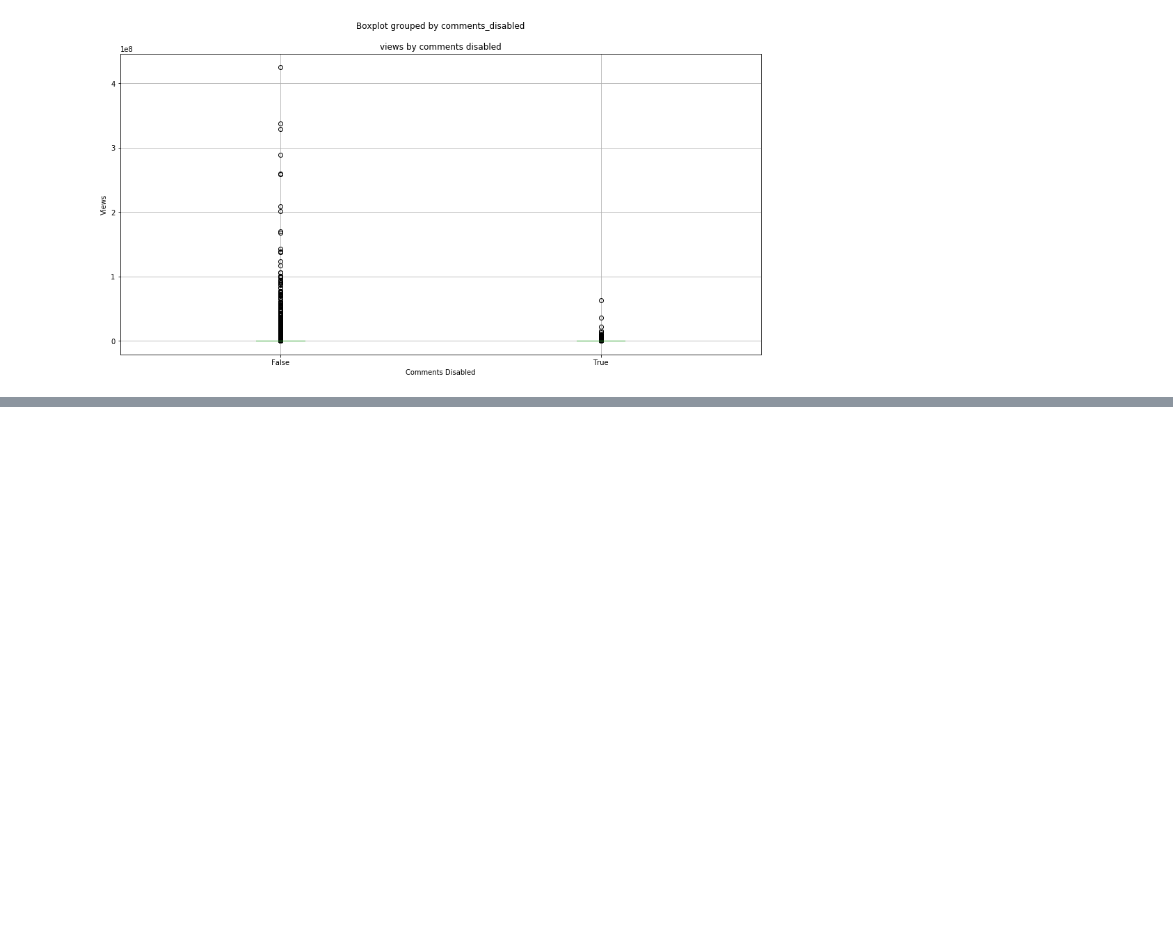
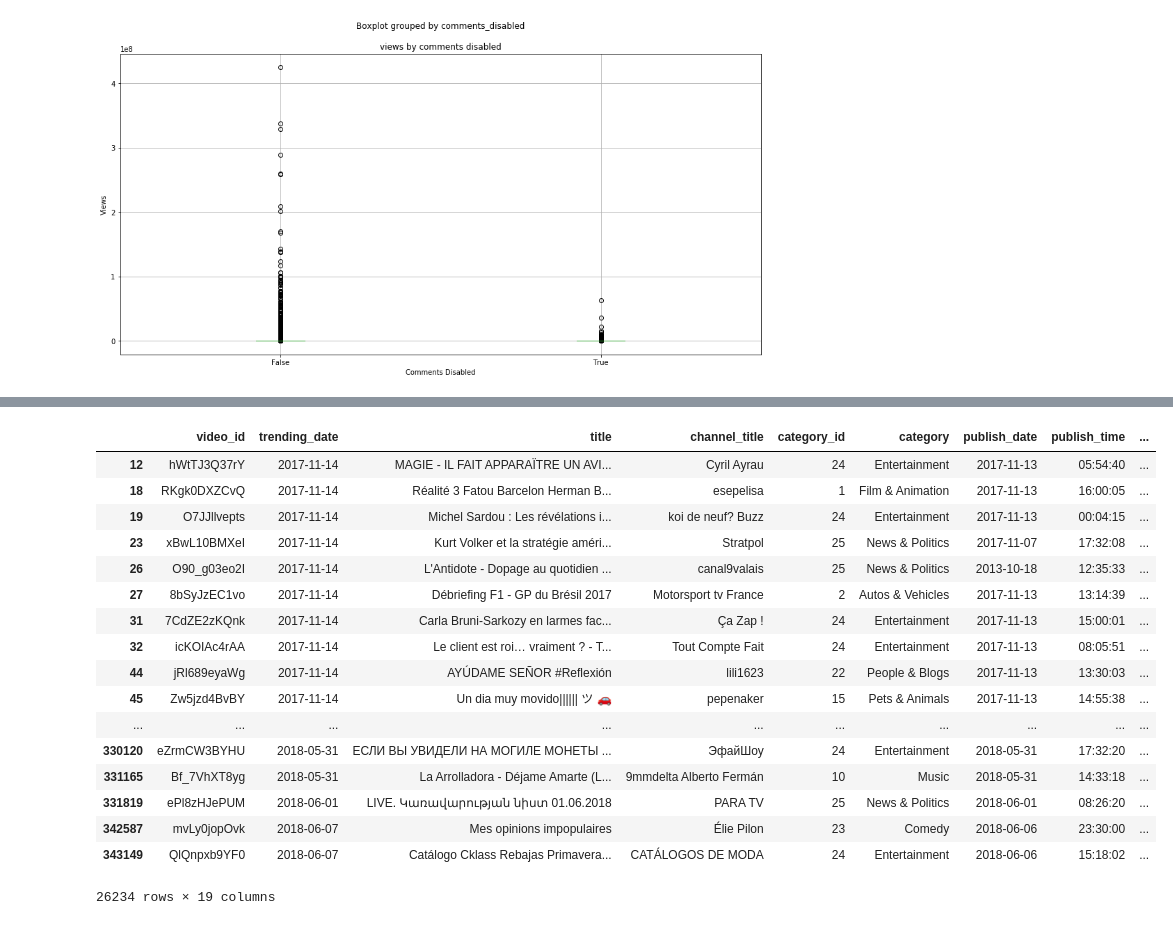
Before and after one commit to VadimAcosta/youtube, a Jupyter notebook: youtube.ipynb, the cells around one changed output, grey strips where cells are left out. Cells and saved outputs as stored; diff of their text form; code cells hidden in the pictures; blank space fills up the shorter version.

```diff
--- a/youtube.ipynb
+++ b/youtube.ipynb
@@ -167,0 +220,21 @@ Text(0, 0.5, 'Views')
+# %%
+df_all_timestamps[df_all_timestamps['views'].lt(10000)]
+# %% [output]
+|  | video_id | trending_date | title | channel_title | category_id | category | publish_date | publish_time | ... |
+| 12 | hWtTJ3Q37rY | 2017-11-14 | MAGIE - IL FAIT APPARAÏTRE UN AVI... | Cyril Ayrau | 24 | Entertainment | 2017-11-13 | 05:54:40 | ... |
+| 18 | RKgk0DXZCvQ | 2017-11-14 | Réalité 3 Fatou Barcelon Herman B... | esepelisa | 1 | Film & Animation | 2017-11-13 | 16:00:05 | ... |
+| 19 | O7JJllvepts | 2017-11-14 | Michel Sardou : Les révélations i... | koi de neuf? Buzz | 24 | Entertainment | 2017-11-13 | 00:04:15 | ... |
+| 23 | xBwL10BMXeI | 2017-11-14 | Kurt Volker et la stratégie améri... | Stratpol | 25 | News & Politics | 2017-11-07 | 17:32:08 | ... |
+| 26 | O90_g03eo2I | 2017-11-14 | L'Antidote - Dopage au quotidien ... | canal9valais | 25 | News & Politics | 2013-10-18 | 12:35:33 | ... |
+| 27 | 8bSyJzEC1vo | 2017-11-14 | Débriefing F1 - GP du Brésil 2017 | Motorsport tv France | 2 | Autos & Vehicles | 2017-11-13 | 13:14:39 | ... |
+| 31 | 7CdZE2zKQnk | 2017-11-14 | Carla Bruni-Sarkozy en larmes fac... | Ça Zap ! | 24 | Entertainment | 2017-11-13 | 15:00:01 | ... |
+| 32 | icKOIAc4rAA | 2017-11-14 | Le client est roi… vraiment ? - T... | Tout Compte Fait | 24 | Entertainment | 2017-11-13 | 08:05:51 | ... |
+| 44 | jRl689eyaWg | 2017-11-14 | AYÚDAME SEÑOR #Reflexión | lili1623 | 22 | People & Blogs | 2017-11-13 | 13:30:03 | ... |
+| 45 | Zw5jzd4BvBY | 2017-11-14 | Un dia muy movido|||||| ツ 🚗 | pepenaker | 15 | Pets & Animals | 2017-11-13 | 14:55:38 | ... |
+| ... | ... | ... | ... | ... | ... | ... | ... | ... | ... |
+| 330120 | eZrmCW3BYHU | 2018-05-31 | ЕСЛИ ВЫ УВИДЕЛИ НА МОГИЛЕ МОНЕТЫ ... | ЭфайШоу | 24 | Entertainment | 2018-05-31 | 17:32:20 | ... |
+| 331165 | Bf_7VhXT8yg | 2018-05-31 | La Arrolladora - Déjame Amarte (L... | 9mmdelta Alberto Fermán | 10 | Music | 2018-05-31 | 14:33:18 | ... |
+| 331819 | ePl8zHJePUM | 2018-06-01 | LIVE. Կառավարության նիստ 01.06.2018 | PARA TV | 25 | News & Politics | 2018-06-01 | 08:26:20 | ... |
+| 342587 | mvLy0jopOvk | 2018-06-07 | Mes opinions impopulaires | Élie Pilon | 23 | Comedy | 2018-06-06 | 23:30:00 | ... |
+| 343149 | QlQnpxb9YF0 | 2018-06-07 | Catálogo Cklass Rebajas Primavera... | CATÁLOGOS DE MODA | 24 | Entertainment | 2018-06-06 | 15:18:02 | ... |
+26234 rows × 19 columns
```
Also changed, not shown: parts of 5 cells of this notebook.
